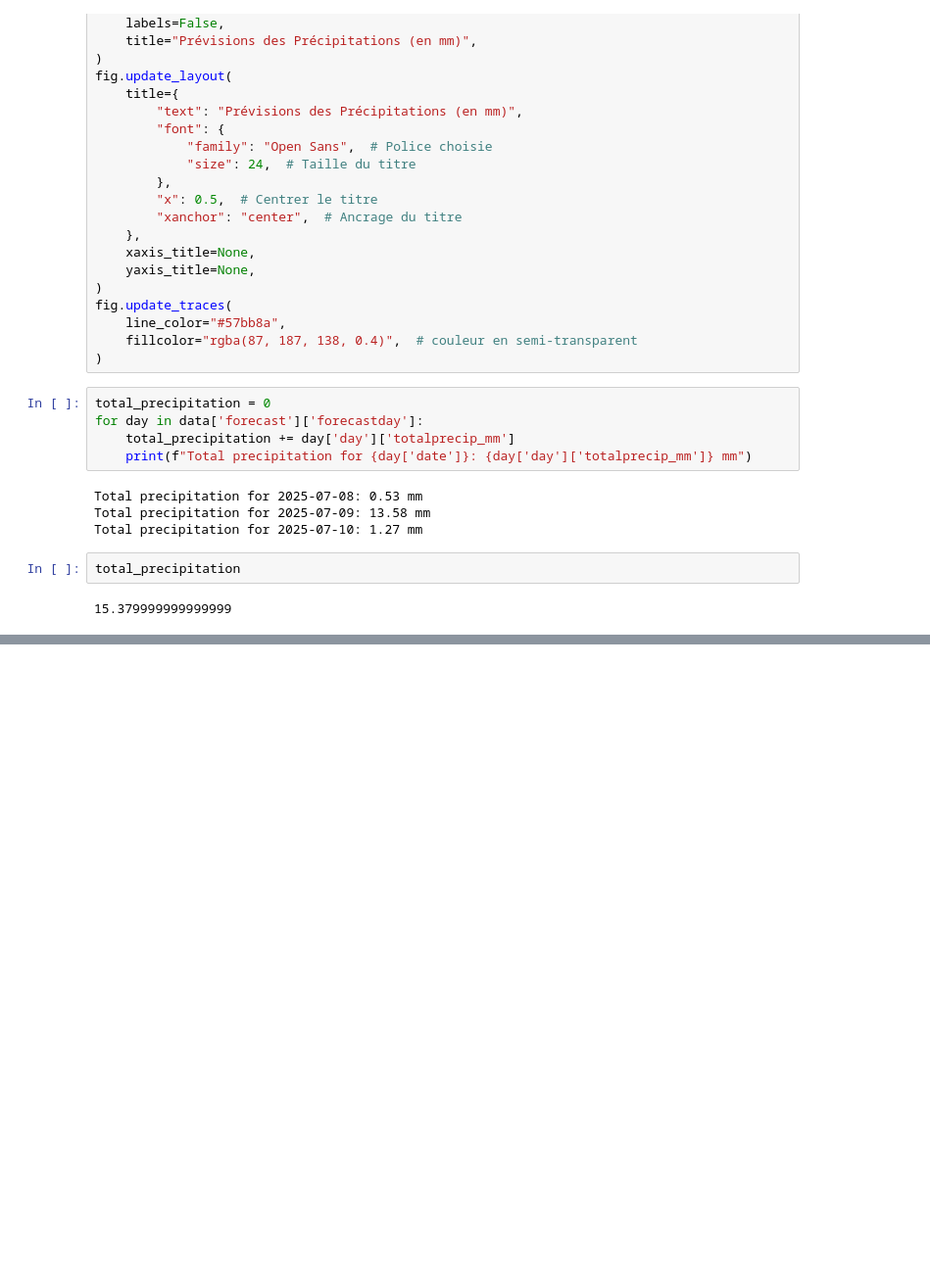
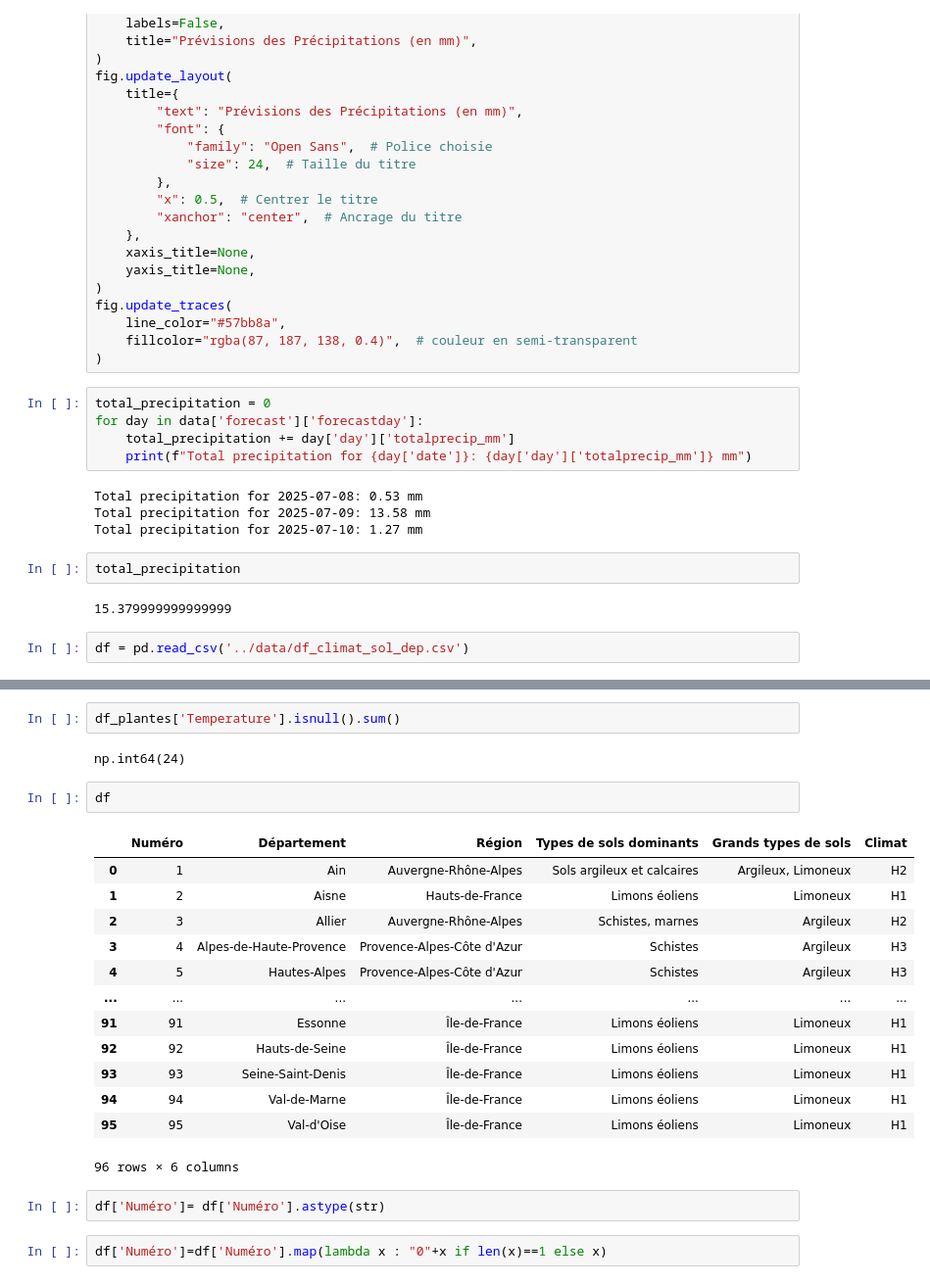
Before and after one commit to Jean-Patrick-Alcolea/Projet-3, a Jupyter notebook: notebooks/test_api.ipynb, the cells around one changed output, grey strips where cells are left out. Shown at 98% size. Saved outputs shown, nothing was run; the diff lists cells and outputs as text; blank space fills up the shorter version.

```diff
--- a/notebooks/test_api.ipynb
+++ b/notebooks/test_api.ipynb
@@ -156,3 +156,5 @@ Total precipitation for 2025-07-10: 1.27 mm
 total_precipitation
 # %% [output]
 15.379999999999999
+# %%
+df = pd.read_csv('../data/df_climat_sol_dep.csv')
@@ -158,0 +190,24 @@ total_precipitation
+# %%
+df_plantes['Temperature'].isnull().sum()
+# %% [output]
+np.int64(24)
+# %%
+df
+# %% [output]
+|  | Numéro | Département | Région | Types de sols dominants | Grands types de sols | Climat |
+| 0 | 1 | Ain | Auvergne-Rhône-Alpes | Sols argileux et calcaires | Argileux, Limoneux | H2 |
+| 1 | 2 | Aisne | Hauts-de-France | Limons éoliens | Limoneux | H1 |
+| 2 | 3 | Allier | Auvergne-Rhône-Alpes | Schistes, marnes | Argileux | H2 |
+| 3 | 4 | Alpes-de-Haute-Provence | Provence-Alpes-Côte d'Azur | Schistes | Argileux | H3 |
+| 4 | 5 | Hautes-Alpes | Provence-Alpes-Côte d'Azur | Schistes | Argileux | H3 |
+| ... | ... | ... | ... | ... | ... | ... |
+| 91 | 91 | Essonne | Île-de-France | Limons éoliens | Limoneux | H1 |
+| 92 | 92 | Hauts-de-Seine | Île-de-France | Limons éoliens | Limoneux | H1 |
+| 93 | 93 | Seine-Saint-Denis | Île-de-France | Limons éoliens | Limoneux | H1 |
+| 94 | 94 | Val-de-Marne | Île-de-France | Limons éoliens | Limoneux | H1 |
+| 95 | 95 | Val-d'Oise | Île-de-France | Limons éoliens | Limoneux | H1 |
+96 rows × 6 columns
+# %%
+df['Numéro']= df['Numéro'].astype(str)
+# %%
+df['Numéro']=df['Numéro'].map(lambda x : "0"+x if len(x)==1 else x)
```
Also changed, not shown: parts of 11 cells of this notebook, 1 other file.
